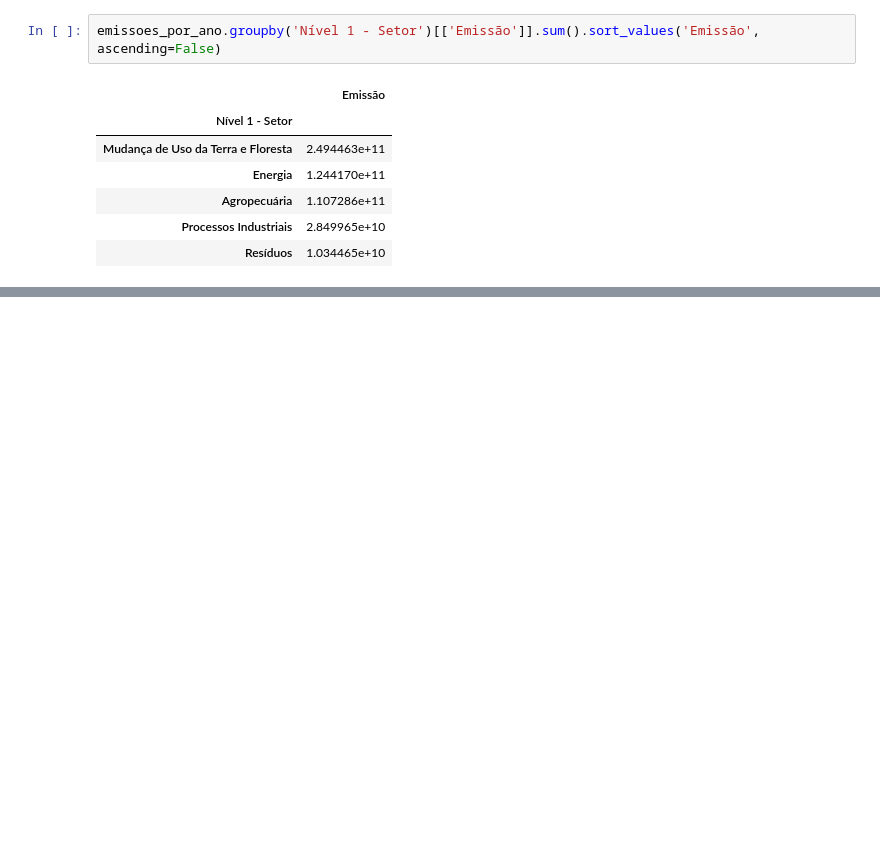
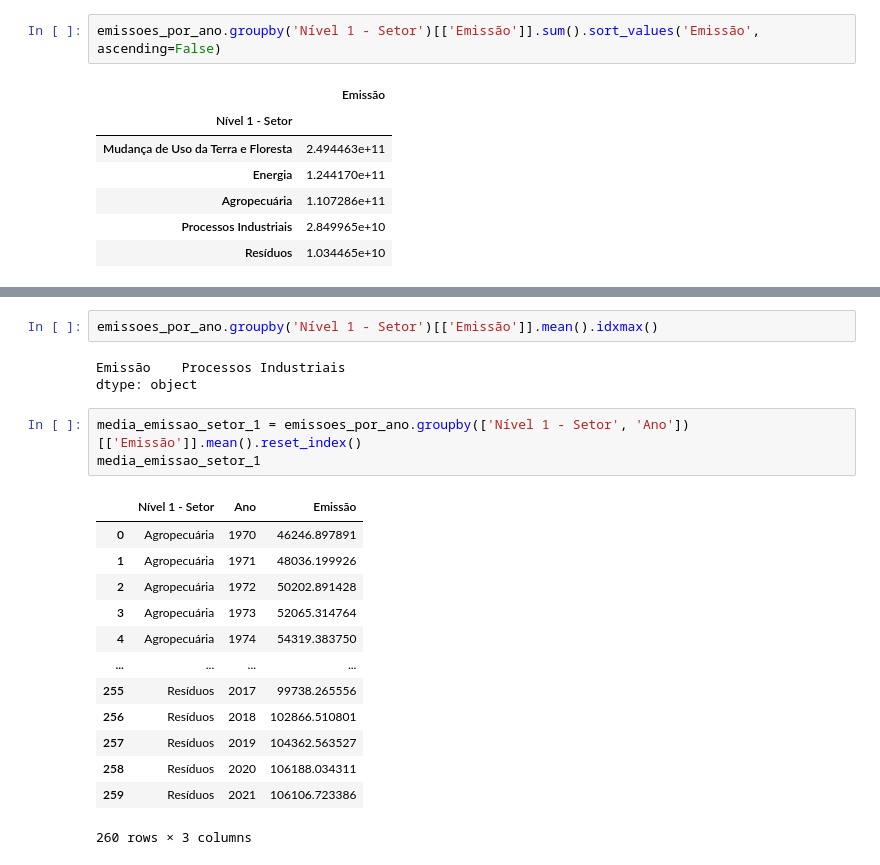
Before and after one commit to strawndri/python-ds-pandas-selecao-agrupamento-dados, a Jupyter notebook: Desafios.ipynb, the cells around one changed output, grey strips where cells are left out. Cells and saved outputs as stored; diff of their text form; blank space fills up the shorter version.

```diff
--- a/Desafios.ipynb
+++ b/Desafios.ipynb
@@ -166,0 +186,22 @@ emissoes_por_ano.groupby('Nível 1 - Setor')[['Emissão']].sum().sort_values('Em
+# %%
+emissoes_por_ano.groupby('Nível 1 - Setor')[['Emissão']].mean().idxmax()
+# %% [output]
+Emissão    Processos Industriais
+dtype: object
+# %%
+media_emissao_setor_1 = emissoes_por_ano.groupby(['Nível 1 - Setor', 'Ano'])[['Emissão']].mean().reset_index()
+media_emissao_setor_1
+# %% [output]
+|  | Nível 1 - Setor | Ano | Emissão |
+| 0 | Agropecuária | 1970 | 46246.897891 |
+| 1 | Agropecuária | 1971 | 48036.199926 |
+| 2 | Agropecuária | 1972 | 50202.891428 |
+| 3 | Agropecuária | 1973 | 52065.314764 |
+| 4 | Agropecuária | 1974 | 54319.383750 |
+| ... | ... | ... | ... |
+| 255 | Resíduos | 2017 | 99738.265556 |
+| 256 | Resíduos | 2018 | 102866.510801 |
+| 257 | Resíduos | 2019 | 104362.563527 |
+| 258 | Resíduos | 2020 | 106188.034311 |
+| 259 | Resíduos | 2021 | 106106.723386 |
+260 rows × 3 columns
```
Also changed, not shown: parts of 5 cells of this notebook.
